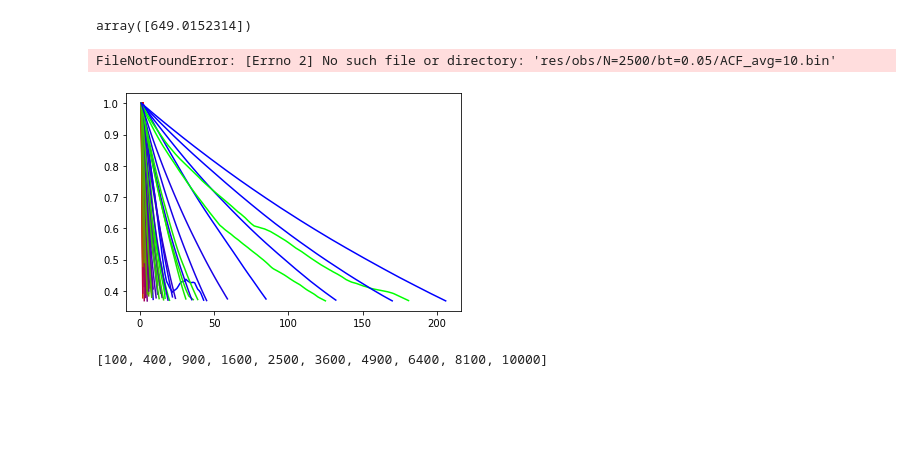
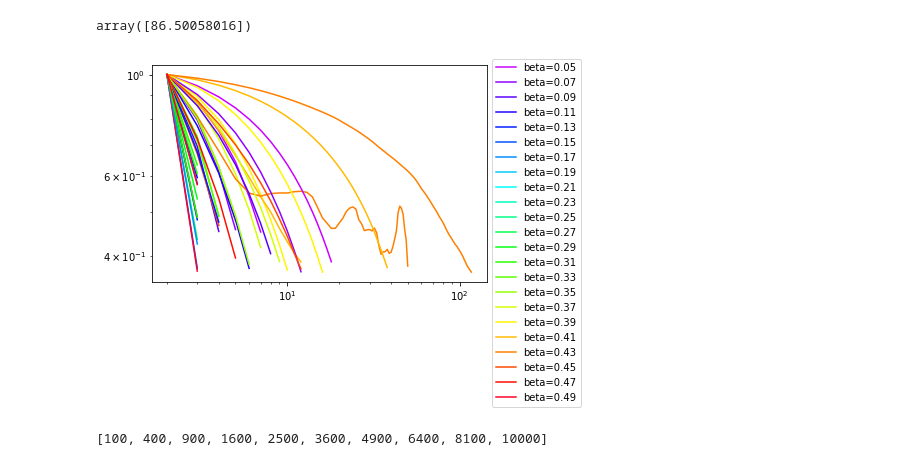
Before and after one commit to giulioiannelli/ising-model, a Jupyter notebook: tools/acf_visualiser.ipynb, the cells around one changed output. Cells and saved outputs as stored; diff of their text form; code cells hidden in the pictures; blank space fills up the shorter version.

```diff
--- a/tools/acf_visualiser.ipynb
+++ b/tools/acf_visualiser.ipynb
@@ -19,9 +19,9 @@ df
 # %%
-pth = f"res/obs/N=900/bt=0.43/tauint_avg=10.bin"
+pth = f"res/obs/N=900/bt=0.01/tauint_avg=50.bin"
 acf = np.fromfile(pth, dtype=np.double)
 acf
 # %% [output]
-array([649.0152314])
+array([86.50058016])
 # %%
 L1, L2 = df['L1'][0], df['L2'][0];
 N = L1 * L2
@@ -35,30 +35,32 @@ betalst = np.arange(df['b_m'][0], df['b_M'][0], df['b_s'][0])
 # %%
 import matplotlib as mpl
 color = plt.cm.rainbow(np.linspace(0, 1, len(Nlst)))
 norm = mpl.colors.Normalize(vmin=min(betalst), vmax=max(betalst))
-cmap = plt.cm.brg
+cmap = plt.cm.gist_rainbow_r
 m = plt.cm.ScalarMappable(norm=norm, cmap=cmap)
-for N in Nlst:
-    for beta in betalst:
-        pth = f"res/obs/N={N:d}/bt={beta:.2g}/ACF_avg={df['Navg'][0]:d}.bin"
-        acf = np.fromfile(pth, dtype=np.double)
-        midx = np.argmax(acf<1/np.exp(1))
-        x = np.linspace(1, midx, num=midx)
-        plt.plot(x, acf[:midx], '-', color=m.to_rgba(beta), label=fr"beta={beta:.3g}")
+for N in Nlst[:2]:
+    for beta in betalst[2:]:
+        try:
+            pth = f"res/obs/N={N:d}/bt={beta:.2g}/ACF_avg={df['Navg'][0]:d}.bin"
+            acf = np.fromfile(pth, dtype=np.double)
+            midx = np.argmax(acf<1/np.exp(1))
+            x = np.linspace(1, midx, num=midx)
+            plt.plot(x[1:], acf[1:midx], '-', color=m.to_rgba(beta), label=fr"beta={beta:.3g}")
+        except:
+            pass
 handles, labels = plt.gca().get_legend_handles_labels()
 newLabels, newHandles = [], []
 for handle, label in zip(handles, labels):
   if label not in newLabels:
     newLabels.append(label)
     newHandles.append(handle)
 plt.legend(newHandles, newLabels, bbox_to_anchor=(1.0, 1.05))
 plt.yscale("log")
 plt.xscale("log")
-plt.legend()
+# plt.legend()
 # plt.xlim(0, 100)
 # %% [output]
-FileNotFoundError: [Errno 2] No such file or directory: 'res/obs/N=2500/bt=0.05/ACF_avg=10.bin'
-[figure, old version]
+[figure, new version]
 # %%
 Nlst
 # %% [output]
```
Also changed, not shown: parts of 2 cells of this notebook, 12 other files.
